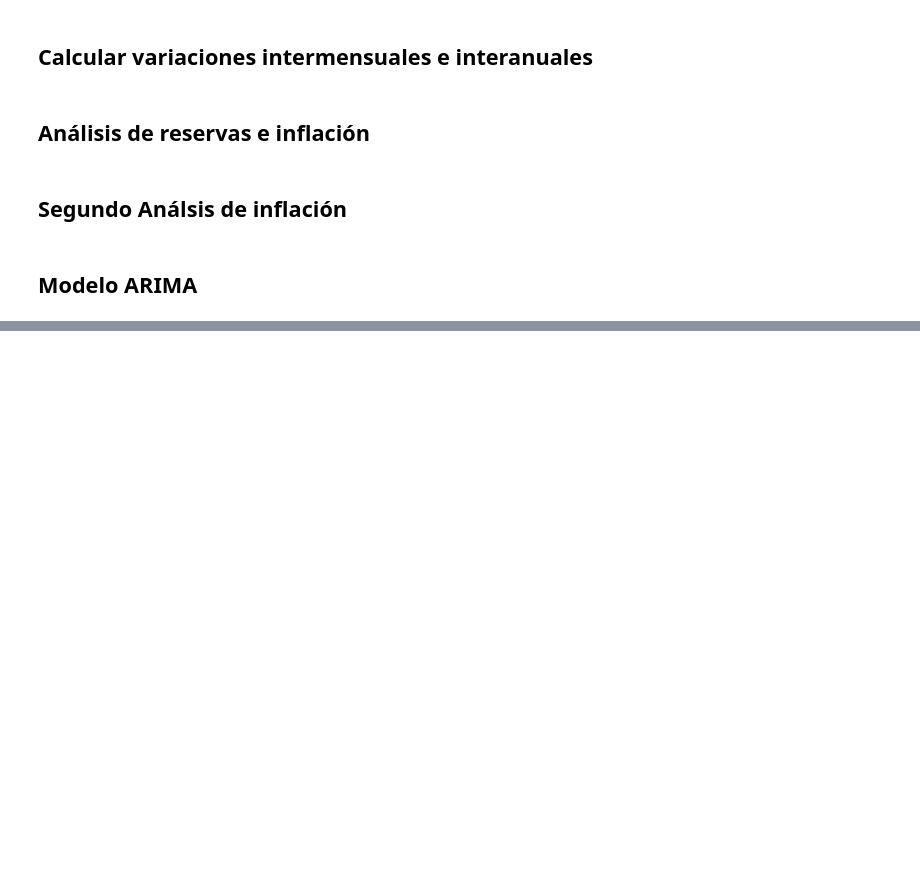
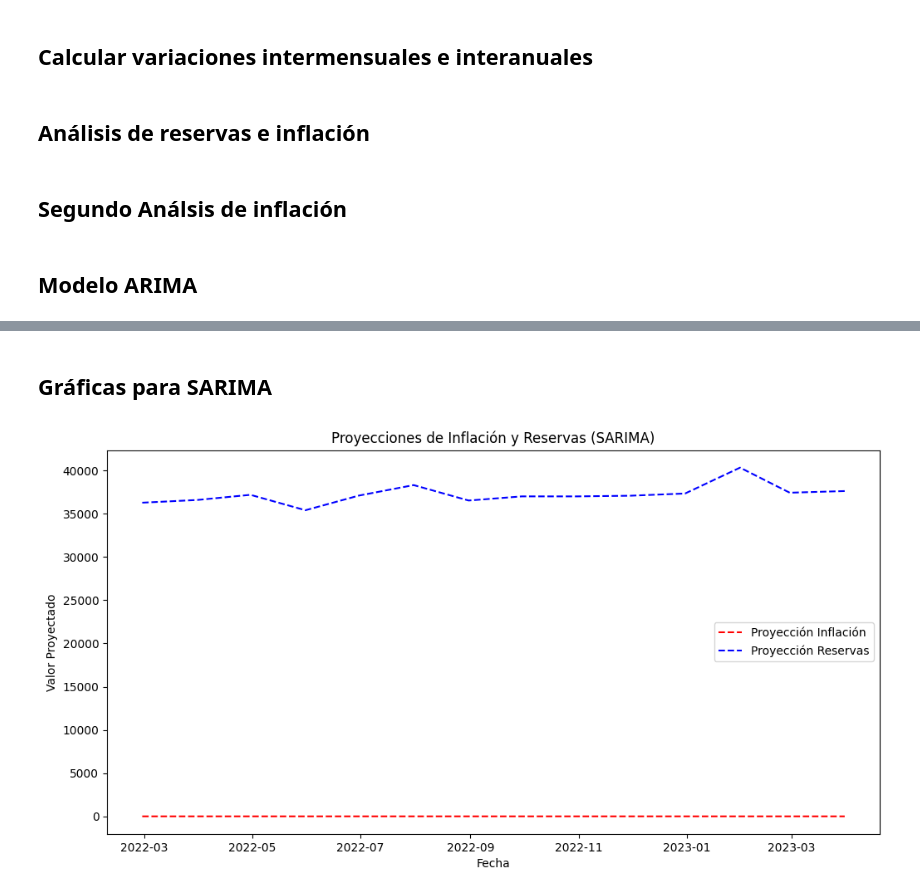
Before and after one commit to MariajoseChinchilla/Investigacion_BANGUAT, a Jupyter notebook: graficas.ipynb, the cells around one changed output, grey strips where cells are left out. Drawn from its saved outputs; the diff is of its cells as text; code cells hidden in the pictures; blank space fills up the shorter version.

```diff
--- a/graficas.ipynb
+++ b/graficas.ipynb
@@ -180,0 +213,16 @@ predicciones_reservas = modelo_fit_reservas.get_forecast(steps=24)
+# %%
+# Aplicar SARIMA
+model_sarima_inflacion = SARIMAX(df_arima_inflacion["Inflación"], order=parametros_inflacion, seasonal_order=(1,0,1,12))
+modelo_fit__sarima_inflacion = model_sarima_inflacion.fit()
+
+# Realizar predicciones
+predicciones_sarima_inflacion = modelo_fit__sarima_inflacion.get_forecast(steps=14)
+predicciones_sarima_inflacion = predicciones_sarima_inflacion.predicted_mean
+
+# Ahora para reservas
+model_sarima_reservas = SARIMAX(df_arima_reservas["Reservas"], order=parametros_reservas, seasonal_order=(1,0,2,12))
+modelo_fit__sarima_reservas = model_sarima_reservas.fit()
+
+# Realizar predicciones
+predicciones_sarima_reservas = modelo_fit__sarima_reservas.get_forecast(steps=14)
+predicciones_sarima_reservas = predicciones_sarima_reservas.predicted_mean
@@ -180,0 +257,28 @@ predicciones_reservas = modelo_fit_reservas.get_forecast(steps=24)
+# %% [markdown]
+## Gráficas para SARIMA
+# %%
+# Generar rango de fechas para las predicciones futuras
+fecha_final_inflacion = df_arima_inflacion.index[-1]
+fecha_final_reservas = df_arima_reservas.index[-1]
+fechas_prediccion_inflacion = pd.date_range(start=fecha_final_inflacion, periods=15, freq='M')[1:]  # 14 pasos más allá de la última fecha
+fechas_prediccion_reservas = pd.date_range(start=fecha_final_reservas, periods=15, freq='M')[1:]  # 14 pasos más allá de la última fecha
+
+# Crear figura y ejes
+plt.figure(figsize=(12, 6))
+
+# Graficar proyecciones de Inflación
+plt.plot(fechas_prediccion_inflacion, predicciones_sarima_inflacion, color='red', linestyle='--', label='Proyección Inflación')
+
+# Graficar proyecciones de Reservas
+plt.plot(fechas_prediccion_reservas, predicciones_sarima_reservas, color='blue', linestyle='--', label='Proyección Reservas')
+
+# Título y leyendas
+plt.title('Proyecciones de Inflación y Reservas (SARIMA)')
+plt.xlabel('Fecha')
+plt.ylabel('Valor Proyectado')
+plt.legend()
+
+# Mostrar la gráfica
+plt.show()
+# %% [output]
+[figure, added]
```
Also changed, not shown: parts of 6 cells of this notebook, 13 other files.
